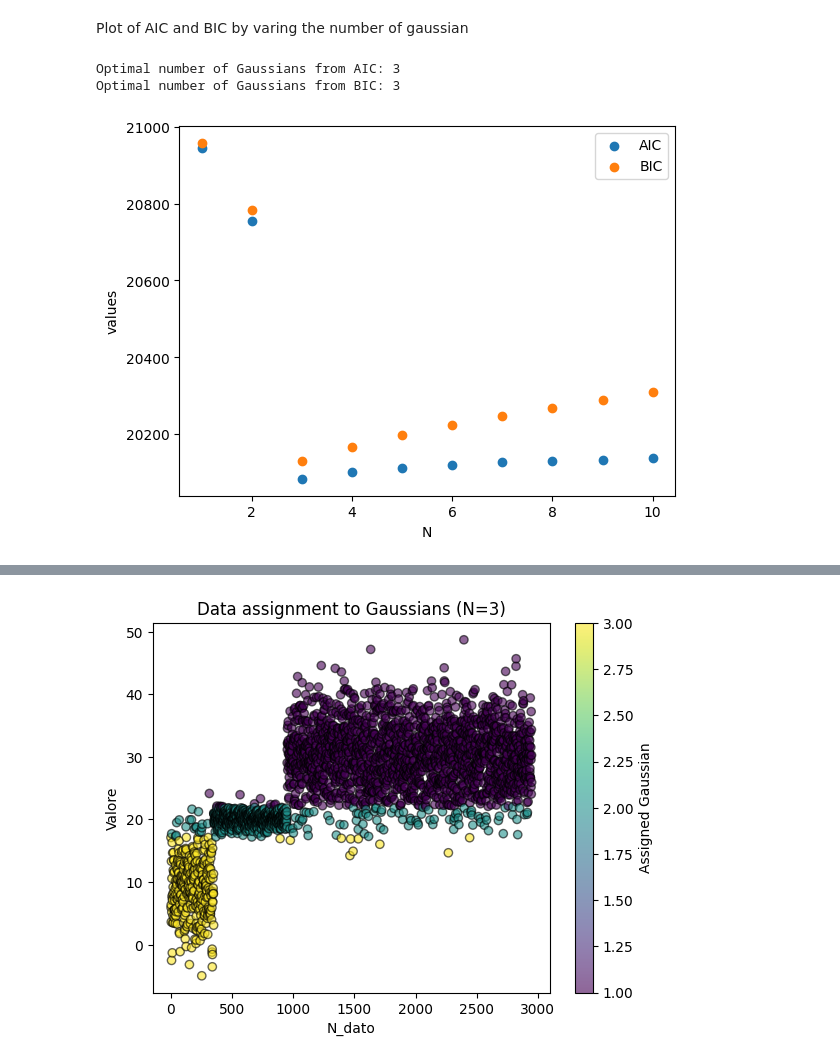
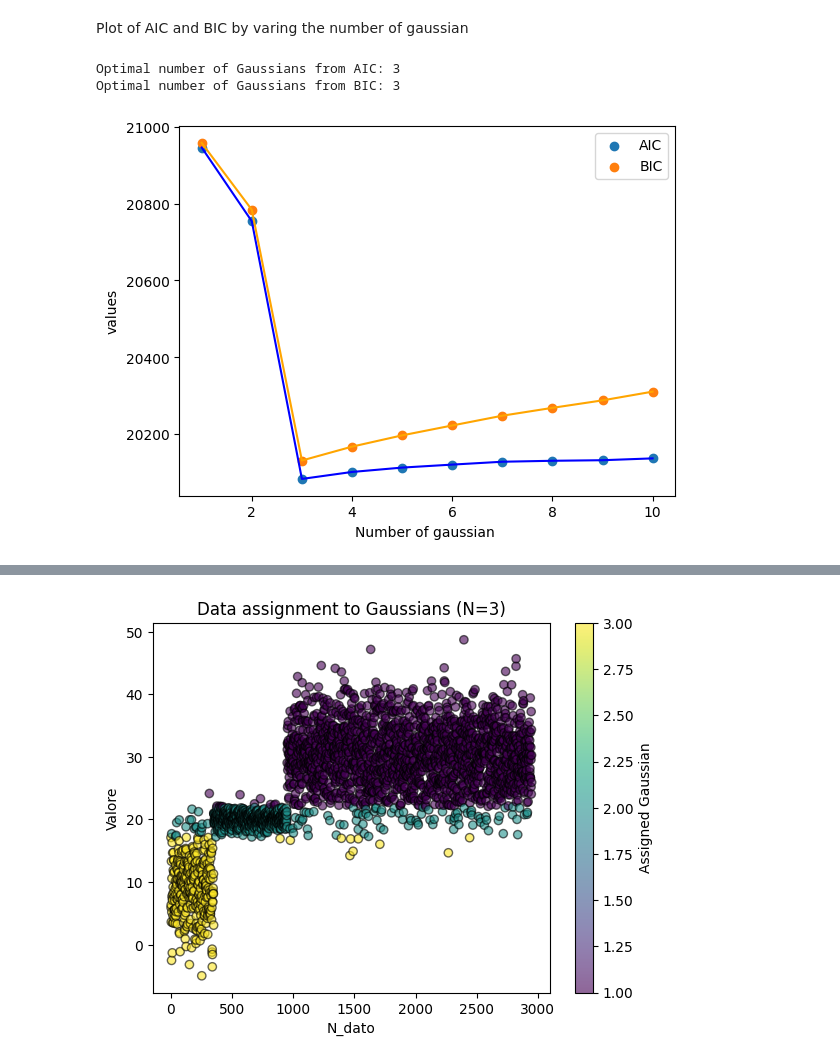
Before and after one commit to oblivion0218/ES_AstroStatistic, a Jupyter notebook: Riccardo_Bossi/lez 6/MultiGauss.ipynb, the cells around one changed output, grey strips where cells are left out. Cells and saved outputs as stored; diff of their text form; code cells hidden in the pictures.

```diff
--- a/Riccardo_Bossi/lez 6/MultiGauss.ipynb
+++ b/Riccardo_Bossi/lez 6/MultiGauss.ipynb
@@ -63,6 +63,7 @@ BIC is similar to AIC but penalizes complexity more heavily. BIC includes a term
 # %%
 AIC = []
 BIC = []
+chi_squared =[]
 
 for i in range(10):  # as before but with a i+1 Gaussian model
     gm = sklearn.mixture.GaussianMixture(n_components=i+1, random_state=42)
@@ -96,6 +97,7 @@ for i in range(10):  # as before but with a i+1 Gaussian model
     # Save AIC/BIC
     AIC.append(gm.aic(data))
     BIC.append(gm.bic(data))
+    chi_squared.append(chi2)
 # %% [output]
 [figure]
 [figure]
@@ -110,20 +112,23 @@ for i in range(10):  # as before but with a i+1 Gaussian model
 # %% [markdown]
 Plot of AIC and BIC by varing the number of gaussian
 # %%
-plt.scatter(range(1,11), AIC, label ="AIC")
-plt.scatter(range(1,11), BIC , label ="BIC")
-plt.xlabel("N")
+plt.scatter(range(1, 11), AIC, label="AIC")
+plt.plot(range(1, 11), AIC, linestyle='-', color='blue')  # Connect AIC points
+
+plt.scatter(range(1, 11), BIC, label="BIC")
+plt.plot(range(1, 11), BIC, linestyle='-', color='orange')
+
+plt.xlabel("Number of gaussian ")
 plt.ylabel("values")
 plt.legend()
 
 best_n_AIC = np.argmin(AIC) + 1  # +1 because the index starts from 0
 print(f"Optimal number of Gaussians from AIC: {best_n_AIC}")
 best_n_BIC = np.argmin(BIC) + 1
 print(f"Optimal number of Gaussians from BIC: {best_n_BIC}")
 
-
 plt.show()
 # %% [output]
 Optimal number of Gaussians from AIC: 3
 Optimal number of Gaussians from BIC: 3
-[figure, old version]
+[figure, new version]
```
Also changed, not shown: parts of 1 cell of this notebook, 5 other files.
